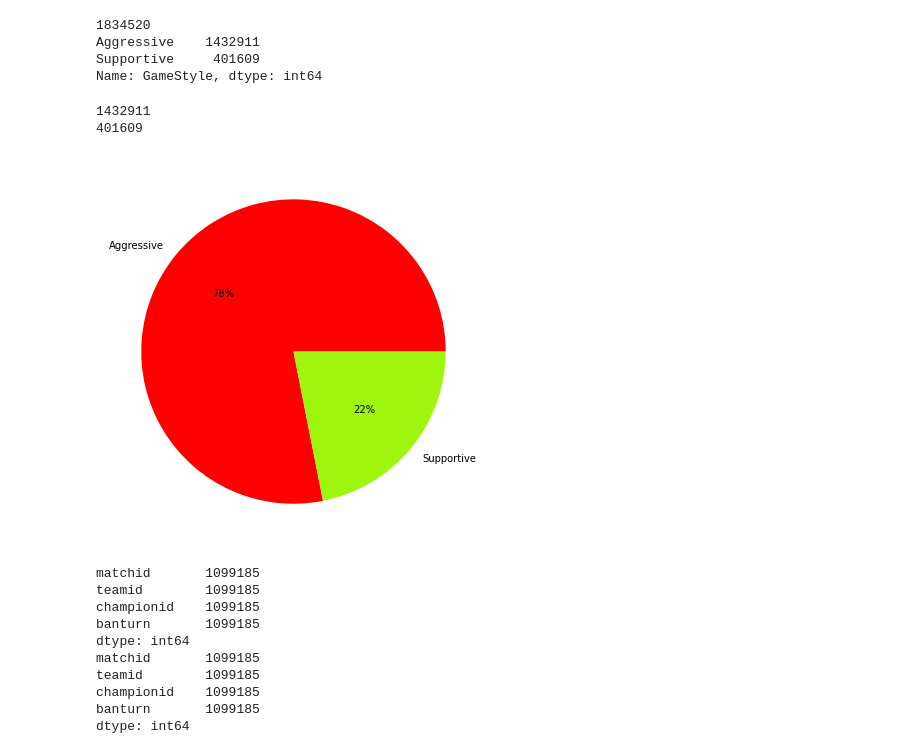
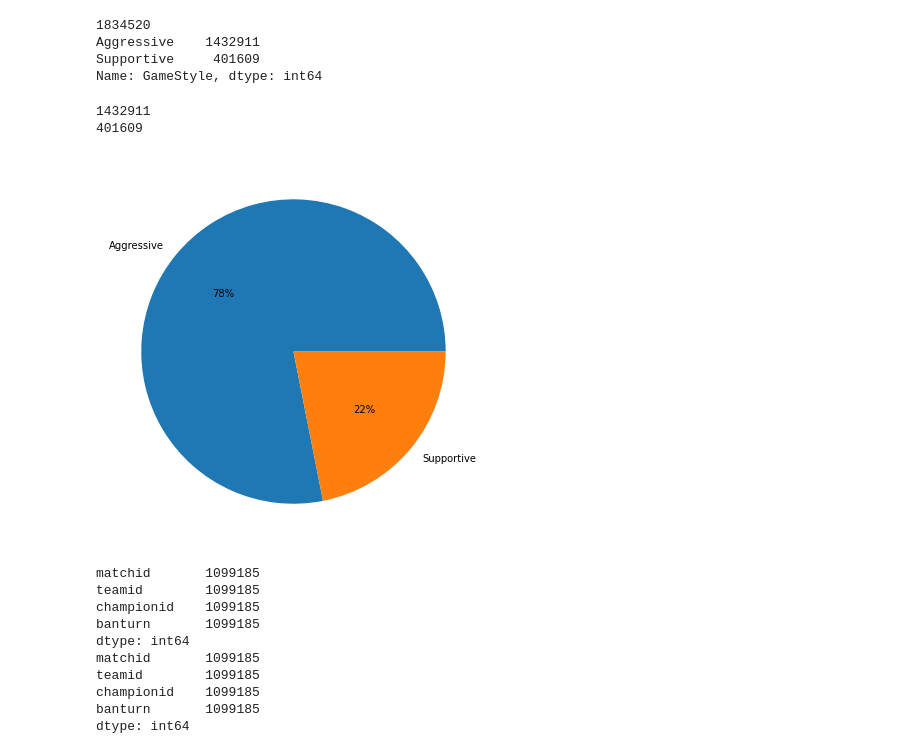
Before and after one commit to oguzhaneryigit/DataScience-LOL-Analysis, a Jupyter notebook: GuncelDataScience.ipynb, the cells around one changed output. Cells and saved outputs as stored; diff of their text form; code cells hidden in the pictures.

```diff
--- a/GuncelDataScience.ipynb
+++ b/GuncelDataScience.ipynb
@@ -238,15 +365,14 @@ Name: GameStyle, dtype: int64
 # %%
 # 1800000 MAÇTA SEÇİLEN KARAKTERLERİN AGRO / SUP OLDUĞUNUN PİECHARTI
 labels="Aggressive", "Supportive"
 class1=participants[participants["GameStyle"]=="Aggressive"].count()[1]
 class2=participants[participants["GameStyle"]=="Supportive"].count()[1]
 print(class1)
 print(class2)
-colors=["red","#9EF50E"]
 my_data=[class1,class2]
-plt.pie(my_data,labels=labels,autopct='%2.f%%',colors=colors)
+plt.pie(my_data,labels=labels,autopct='%2.f%%')
 plt.show()
 # %% [output]
 1432911
 401609
-[figure, old version]
+[figure, new version]
```
Also changed, not shown: parts of 30 cells of this notebook.
